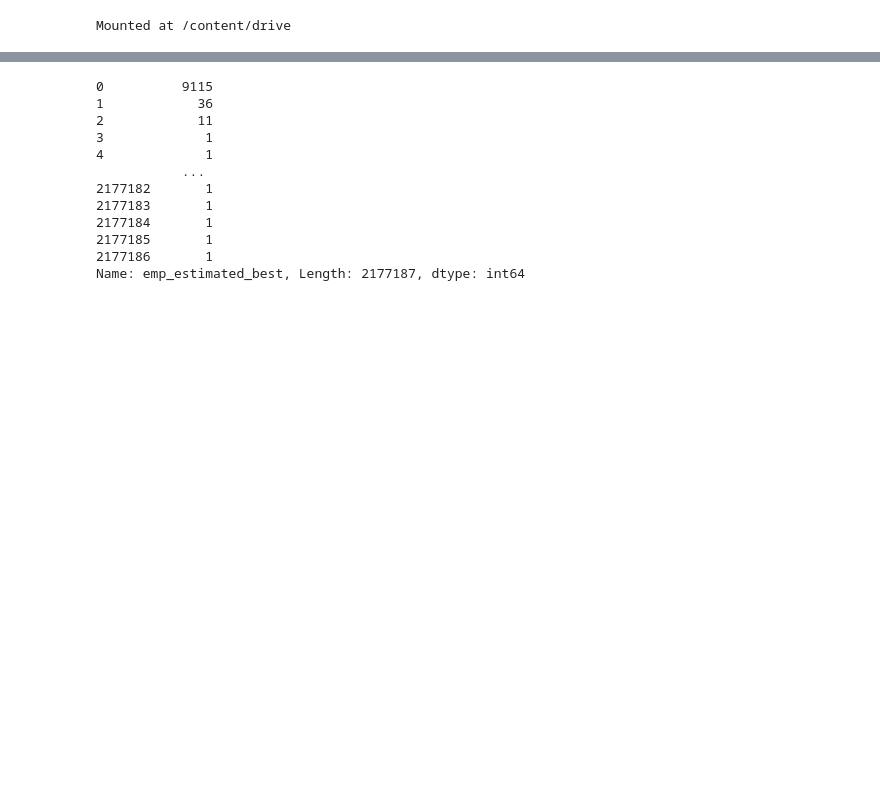
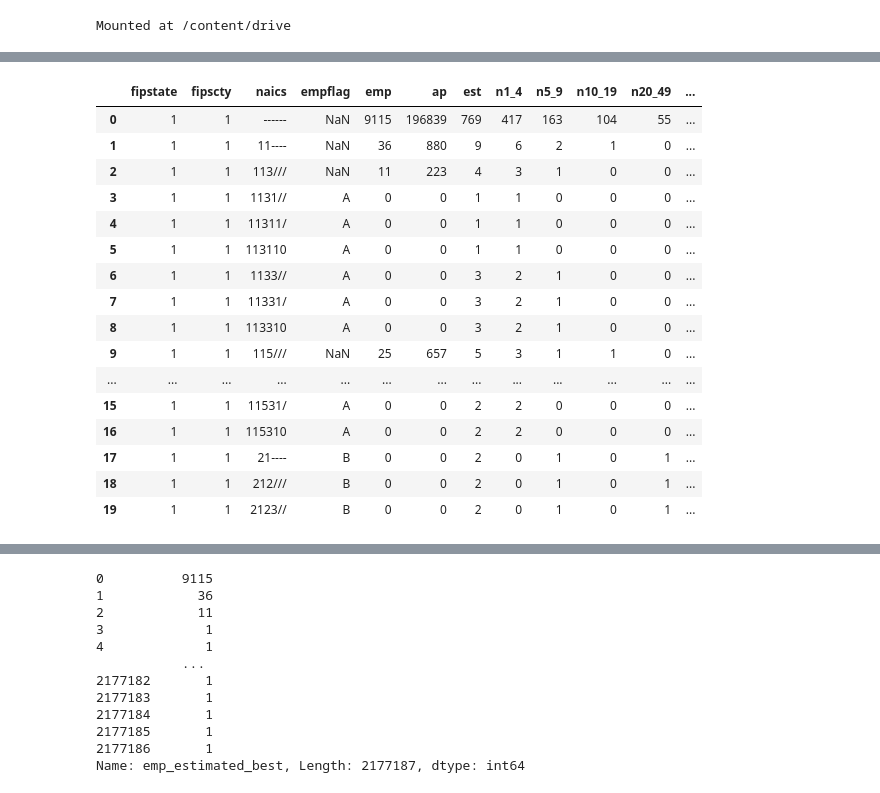
Before and after one commit to ReidelVichot/LC_identification, a Jupyter notebook: CBP_emp_recuperation.ipynb, the cells around one changed output, grey strips where cells are left out. Drawn from its saved outputs; the diff is of its cells as text; code cells hidden in the pictures; blank space fills up the shorter version.

```diff
--- a/CBP_emp_recuperation.ipynb
+++ b/CBP_emp_recuperation.ipynb
@@ -74,0 +147,20 @@ cbp00[cbp00["empflag"].isna()]
+# %%
+cbp00[0:20]
+# %% [output]
+|  | fipstate | fipscty | naics | empflag | emp | ap | est | n1_4 | n5_9 | n10_19 | n20_49 | ... |
+| 0 | 1 | 1 | ------ | NaN | 9115 | 196839 | 769 | 417 | 163 | 104 | 55 | ... |
+| 1 | 1 | 1 | 11---- | NaN | 36 | 880 | 9 | 6 | 2 | 1 | 0 | ... |
+| 2 | 1 | 1 | 113/// | NaN | 11 | 223 | 4 | 3 | 1 | 0 | 0 | ... |
+| 3 | 1 | 1 | 1131// | A | 0 | 0 | 1 | 1 | 0 | 0 | 0 | ... |
+| 4 | 1 | 1 | 11311/ | A | 0 | 0 | 1 | 1 | 0 | 0 | 0 | ... |
+| 5 | 1 | 1 | 113110 | A | 0 | 0 | 1 | 1 | 0 | 0 | 0 | ... |
+| 6 | 1 | 1 | 1133// | A | 0 | 0 | 3 | 2 | 1 | 0 | 0 | ... |
+| 7 | 1 | 1 | 11331/ | A | 0 | 0 | 3 | 2 | 1 | 0 | 0 | ... |
+| 8 | 1 | 1 | 113310 | A | 0 | 0 | 3 | 2 | 1 | 0 | 0 | ... |
+| 9 | 1 | 1 | 115/// | NaN | 25 | 657 | 5 | 3 | 1 | 1 | 0 | ... |
+| ... | ... | ... | ... | ... | ... | ... | ... | ... | ... | ... | ... | ... |
+| 15 | 1 | 1 | 11531/ | A | 0 | 0 | 2 | 2 | 0 | 0 | 0 | ... |
+| 16 | 1 | 1 | 115310 | A | 0 | 0 | 2 | 2 | 0 | 0 | 0 | ... |
+| 17 | 1 | 1 | 21---- | B | 0 | 0 | 2 | 0 | 1 | 0 | 1 | ... |
+| 18 | 1 | 1 | 212/// | B | 0 | 0 | 2 | 0 | 1 | 0 | 1 | ... |
+| 19 | 1 | 1 | 2123// | B | 0 | 0 | 2 | 0 | 1 | 0 | 1 | ... |
```
Also changed, not shown: parts of 16 cells of this notebook.
